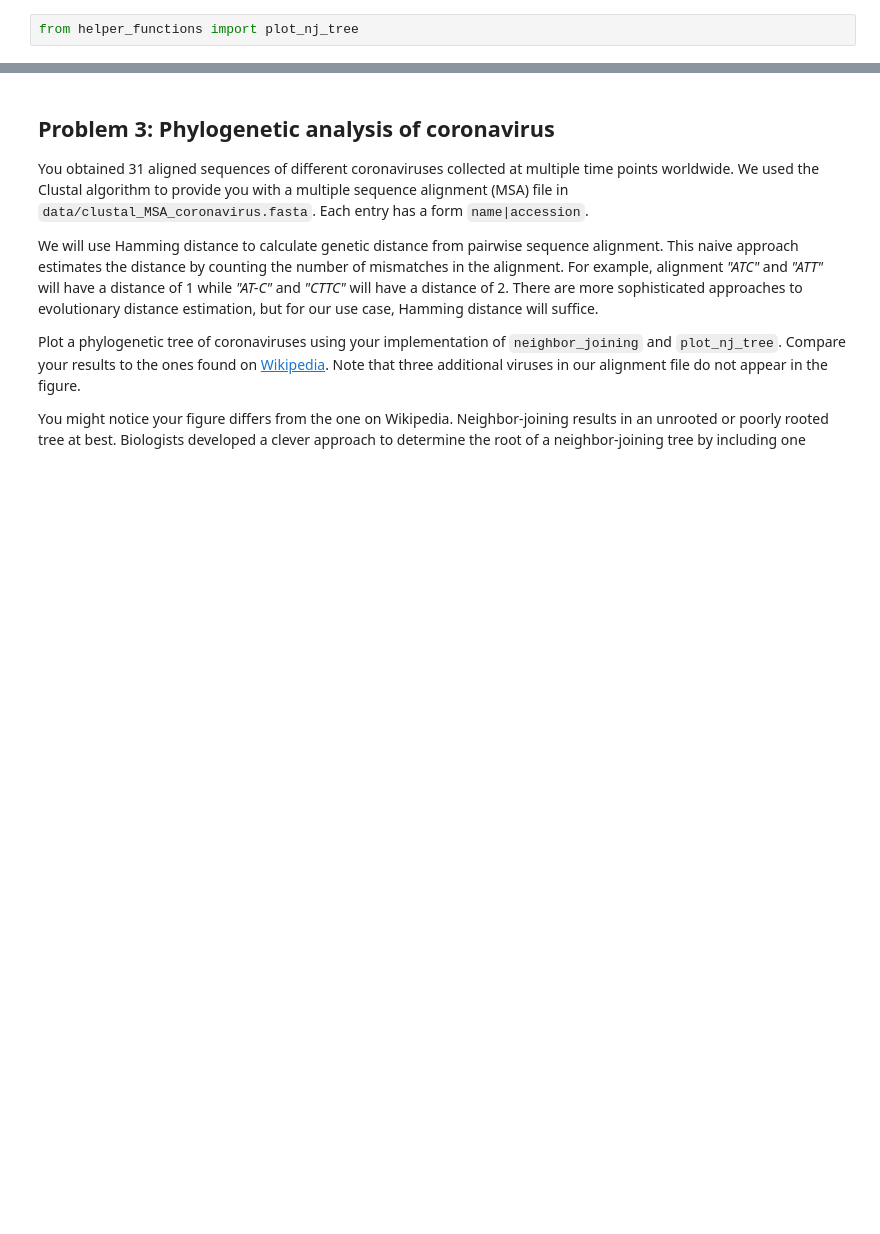
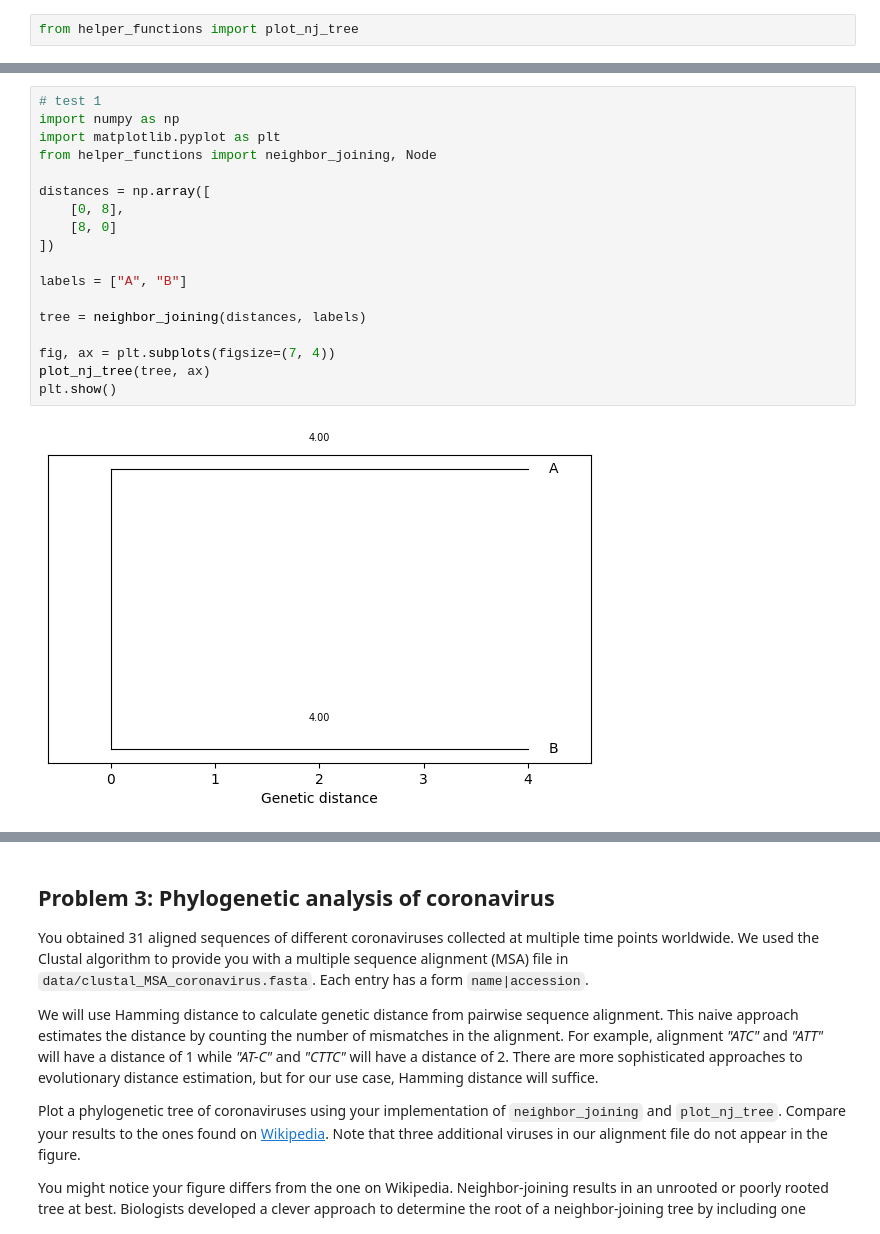
Before and after one commit to z5547586rhonda/assign_phylo, a Jupyter notebook: phylo_workbook.ipynb, the cells around one changed output, grey strips where cells are left out. Drawn from its saved outputs; the diff is of its cells as text; blank space fills up the shorter version.

Commit message:
finished problem 2 + tests

```diff
--- a/phylo_workbook.ipynb
+++ b/phylo_workbook.ipynb
@@ -252,0 +337,20 @@ from helper_functions import plot_nj_tree
+# %%
+# test 1
+import numpy as np
+import matplotlib.pyplot as plt
+from helper_functions import neighbor_joining, Node
+
+distances = np.array([
+    [0, 8],
+    [8, 0]
+])
+
+labels = ["A", "B"]
+
+tree = neighbor_joining(distances, labels)
+
+fig, ax = plt.subplots(figsize=(7, 4))
+plot_nj_tree(tree, ax)
+plt.show()
+# %% [output]
+[figure, added]
```
Also changed, not shown: parts of 3 cells of this notebook.
